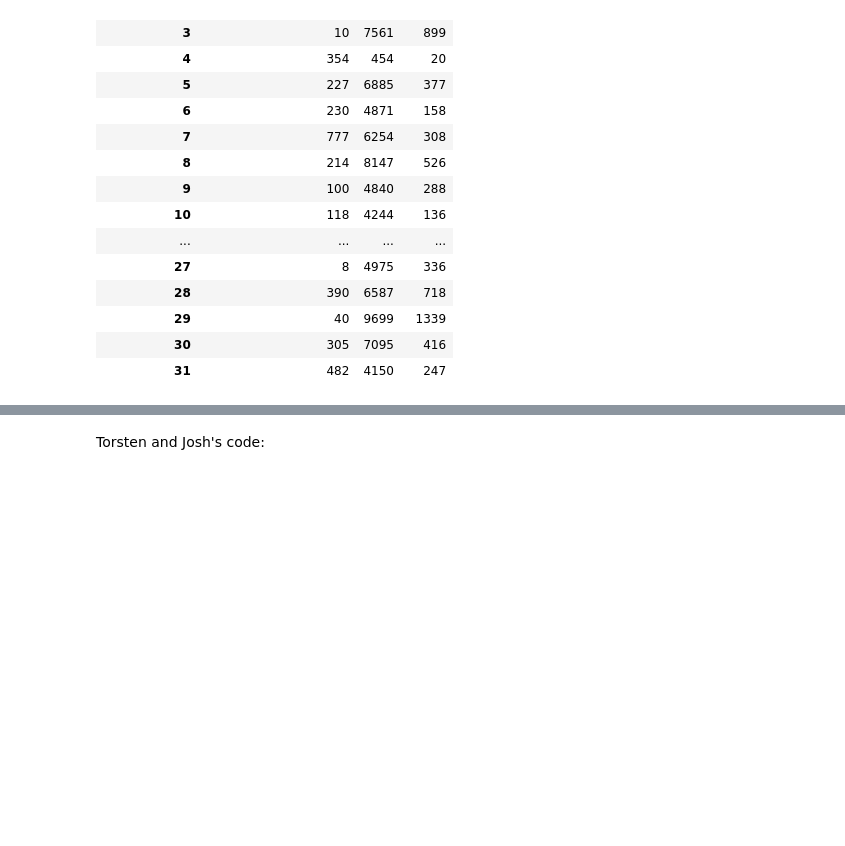
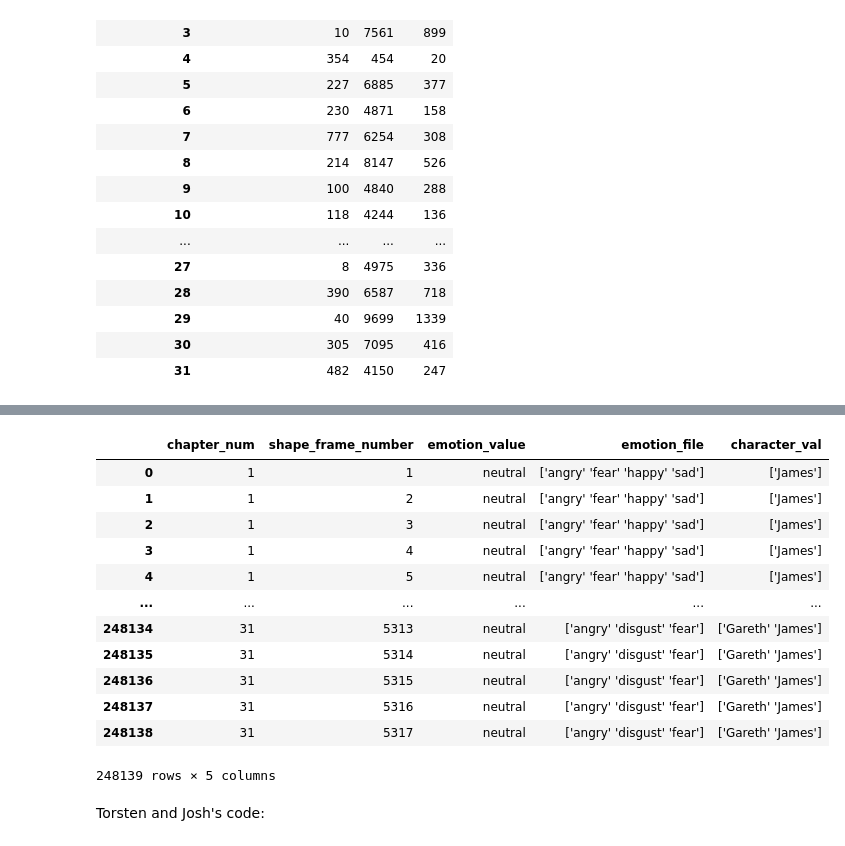
Before and after one commit to SteinwayThor/eeg-features-movies, a Jupyter notebook: EDA_and_Data_Extraction.ipynb, the cells around one changed output, grey strips where cells are left out. Saved outputs shown, nothing was run; the diff lists cells and outputs as text; code cells hidden in the pictures; blank space fills up the shorter version.

```diff
--- a/EDA_and_Data_Extraction.ipynb
+++ b/EDA_and_Data_Extraction.ipynb
@@ -855,0 +974,7 @@ data_min_max
+# %%
+movie_data.set_index(['chapter_num', 'shape_frame_number'], inplace=True)
+movie_data.update(frame_level.set_index(['chapter_num', 'shape_frame_number']))
+movie_data = movie_data.groupby(['chapter_num']).ffill()
+#since we groupby chapter and none of the chapters start with the frame number 1, we will also do backward fill after forward fill to \
+# deal with the initial nan values.
+movie_data = movie_data.groupby(['chapter_num']).bfill()
@@ -856,3 +983,22 @@ data_min_max
+# %%
+movie_data = movie_data.reset_index()
+# %%
+movie_data.to_csv('/content/drive/MyDrive/Movie Data/whole_movie.csv', index=False)
+movie_data
+# %% [output]
+|  | chapter_num | shape_frame_number | emotion_value | emotion_file | character_val |
+| 0 | 1 | 1 | neutral | ['angry' 'fear' 'happy' 'sad'] | ['James'] |
+| 1 | 1 | 2 | neutral | ['angry' 'fear' 'happy' 'sad'] | ['James'] |
+| 2 | 1 | 3 | neutral | ['angry' 'fear' 'happy' 'sad'] | ['James'] |
+| 3 | 1 | 4 | neutral | ['angry' 'fear' 'happy' 'sad'] | ['James'] |
+| 4 | 1 | 5 | neutral | ['angry' 'fear' 'happy' 'sad'] | ['James'] |
+| ... | ... | ... | ... | ... | ... |
+| 248134 | 31 | 5313 | neutral | ['angry' 'disgust' 'fear'] | ['Gareth' 'James'] |
+| 248135 | 31 | 5314 | neutral | ['angry' 'disgust' 'fear'] | ['Gareth' 'James'] |
+| 248136 | 31 | 5315 | neutral | ['angry' 'disgust' 'fear'] | ['Gareth' 'James'] |
+| 248137 | 31 | 5316 | neutral | ['angry' 'disgust' 'fear'] | ['Gareth' 'James'] |
+| 248138 | 31 | 5317 | neutral | ['angry' 'disgust' 'fear'] | ['Gareth' 'James'] |
+248139 rows × 5 columns
 # %% [markdown]
 Torsten and Josh's code:
 # %%
```
Also changed, not shown: parts of 8 cells of this notebook.
